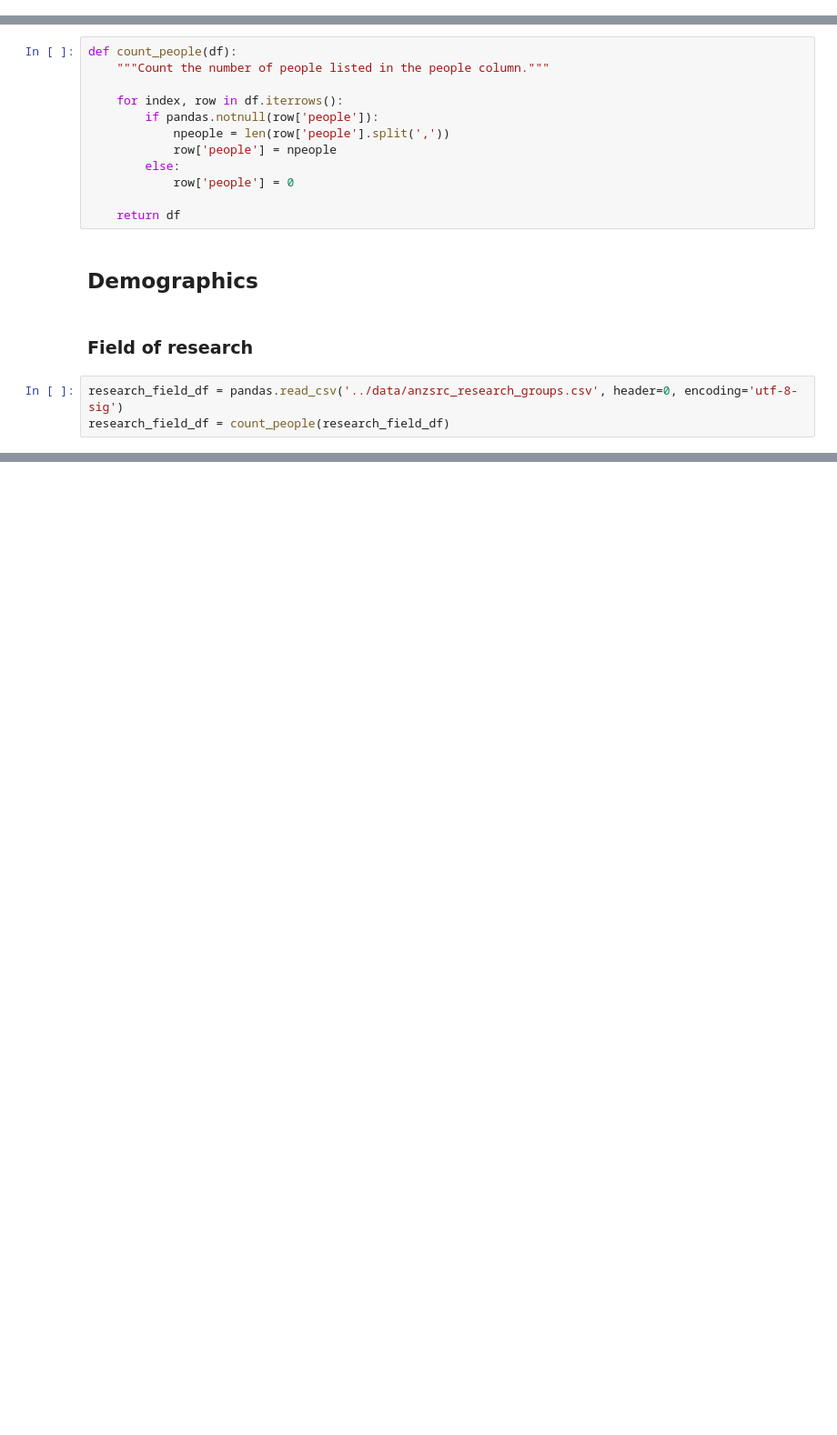
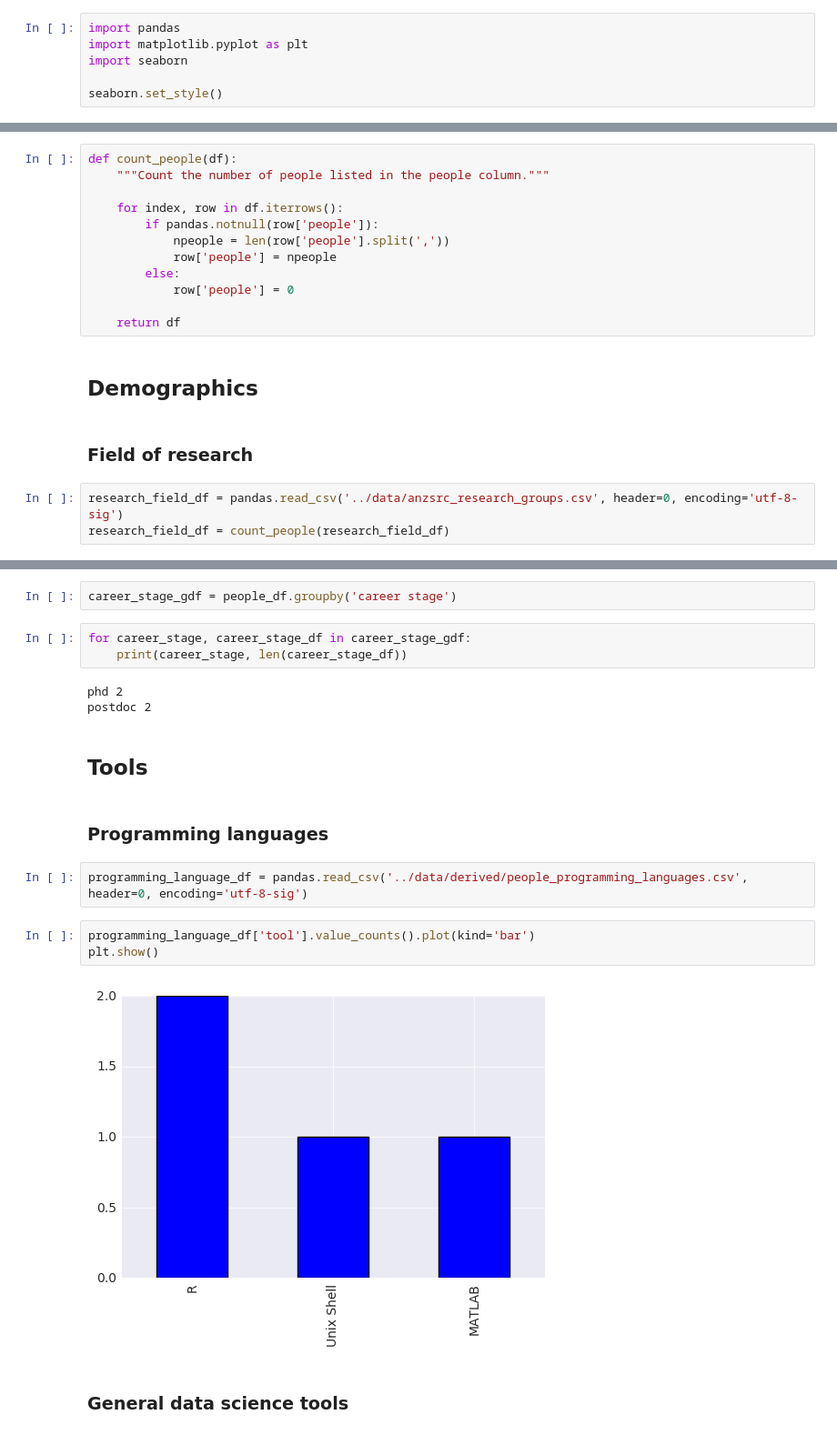
Before and after one commit to DamienIrving/resbaz-posters, a Jupyter notebook: results/prelim_results.ipynb, the cells around one changed output, grey strips where cells are left out. Shown at 91% size. Cells and saved outputs as stored; diff of their text form; blank space fills up the shorter version.

```diff
--- a/results/prelim_results.ipynb
+++ b/results/prelim_results.ipynb
@@ -2,0 +1,6 @@ import pandas
+# %%
+import pandas
+import matplotlib.pyplot as plt
+import seaborn
+
+seaborn.set_style()
@@ -76,0 +87,21 @@ research_divisions.get_group('medical and health sciences')
+# %%
+career_stage_gdf = people_df.groupby('career stage')
+# %%
+for career_stage, career_stage_df in career_stage_gdf:
+    print(career_stage, len(career_stage_df))
+# %% [output]
+phd 2
+postdoc 2
+# %% [markdown]
+## Tools
+# %% [markdown]
+### Programming languages
+# %%
+programming_language_df = pandas.read_csv('../data/derived/people_programming_languages.csv', header=0, encoding='utf-8-sig')
+# %%
+programming_language_df['tool'].value_counts().plot(kind='bar')
+plt.show()
+# %% [output]
+[figure, added]
+# %% [markdown]
+### General data science tools
```
Also changed, not shown: parts of 15 cells of this notebook.
